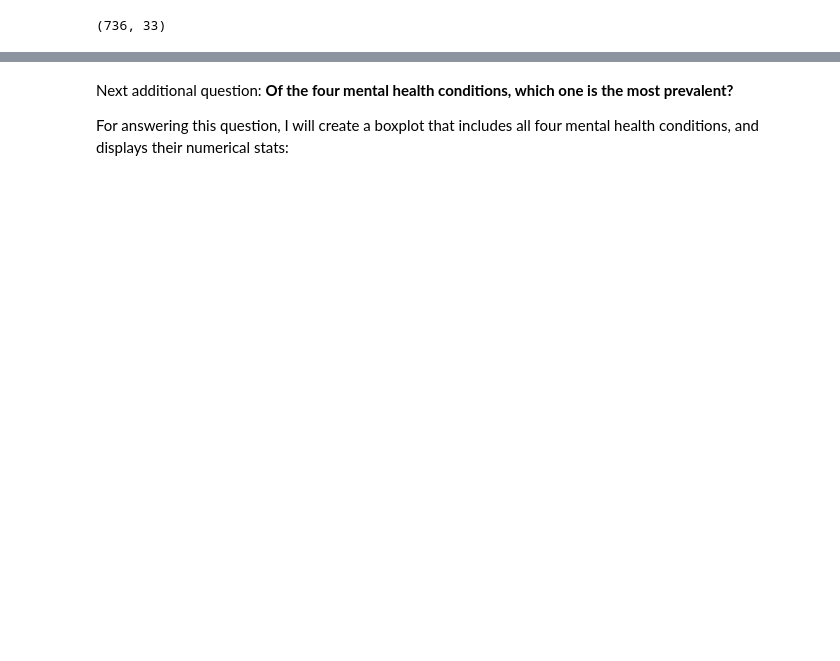
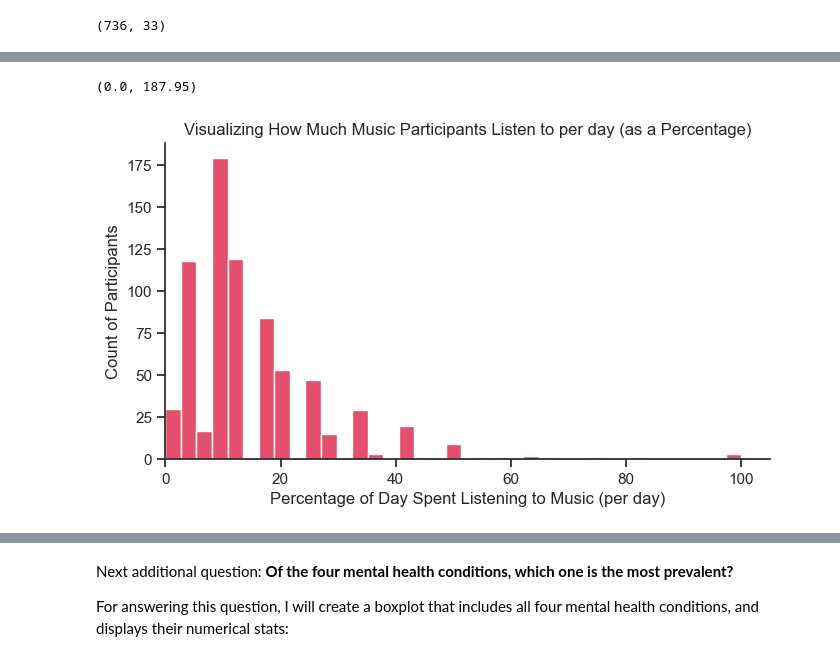
Before and after one commit to ubco-W2022T2-data301/project-group-group12, a Jupyter notebook: analysis/analysisZainab.ipynb, the cells around one changed output, grey strips where cells are left out. Saved outputs shown, nothing was run; the diff lists cells and outputs as text; code cells hidden in the pictures; blank space fills up the shorter version.

```diff
--- a/analysis/analysisZainab.ipynb
+++ b/analysis/analysisZainab.ipynb
@@ -159,0 +132,11 @@ filterdrop_copy.loc[:, 'Hours_per_day_in_percentage'] = filterdrop_copy['Hours p
+# %%
+# Let's visualize the "Hours_per_day_percentage" column to see the spread of how much music the participants of this survey listen to per day:
+
+sns.set_theme(style="ticks")
+plot2=sns.displot(data=datasetchain2, x="Hours_per_day_percentage", color="crimson", height=4, aspect=1.75)
+plot2.set(xlabel="Percentage of Day Spent Listening to Music (per day)", ylabel="Count of Participants", title="Visualizing How Much Music Participants Listen to per day (as a Percentage)")
+plot2.facet_axis(0, 0).set_xlim(0, None)
+plot2.facet_axis(0, 0).set_ylim(0, None)
+# %% [output]
+(0.0, 187.95)
+[figure, added]
```
Also changed, not shown: parts of 105 cells of this notebook, 7 other files.
